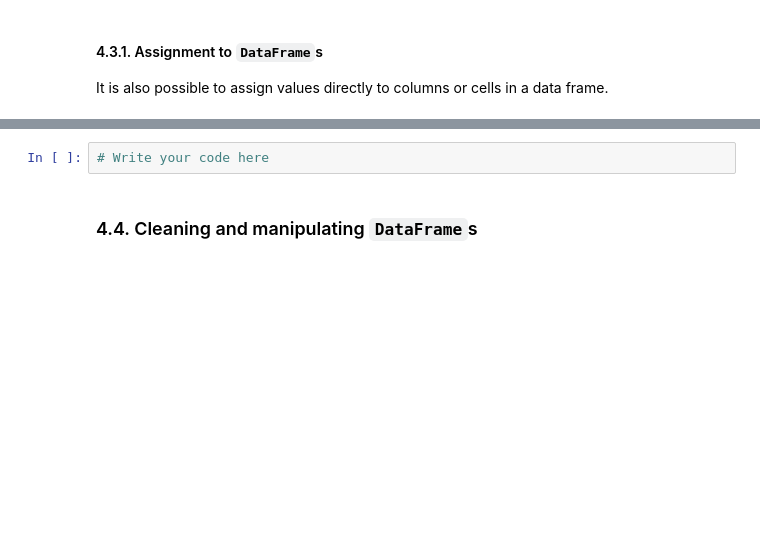
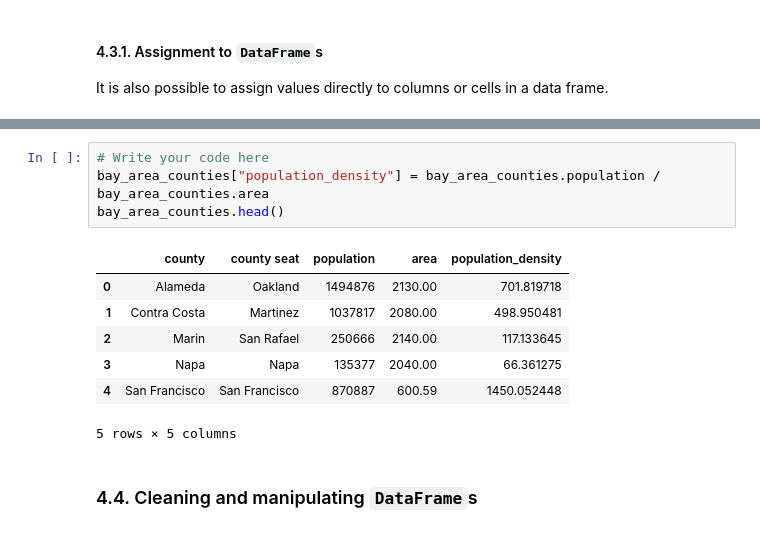
Before and after one commit to NCSU-Libraries/data-viz-workshops, a Jupyter notebook: Data_Manipulation_with_Python/data_manipulation.ipynb, the cells around one changed output, grey strips where cells are left out. Cells and saved outputs as stored; diff of their text form; blank space fills up the shorter version.

```diff
--- a/Data_Manipulation_with_Python/data_manipulation.ipynb
+++ b/Data_Manipulation_with_Python/data_manipulation.ipynb
@@ -368,5 +911,15 @@ bay_area_counties
 # %%
 # Write your code here
+bay_area_counties["population_density"] = bay_area_counties.population / bay_area_counties.area
+bay_area_counties.head()
+# %% [output]
+|  | county | county seat | population | area | population_density |
+| 0 | Alameda | Oakland | 1494876 | 2130.00 | 701.819718 |
+| 1 | Contra Costa | Martinez | 1037817 | 2080.00 | 498.950481 |
+| 2 | Marin | San Rafael | 250666 | 2140.00 | 117.133645 |
+| 3 | Napa | Napa | 135377 | 2040.00 | 66.361275 |
+| 4 | San Francisco | San Francisco | 870887 | 600.59 | 1450.052448 |
+5 rows × 5 columns
 # %% [markdown]
 ### 4.4. Cleaning and manipulating `DataFrame`s
 # %% [markdown]
```
Also changed, not shown: parts of 88 cells of this notebook.
